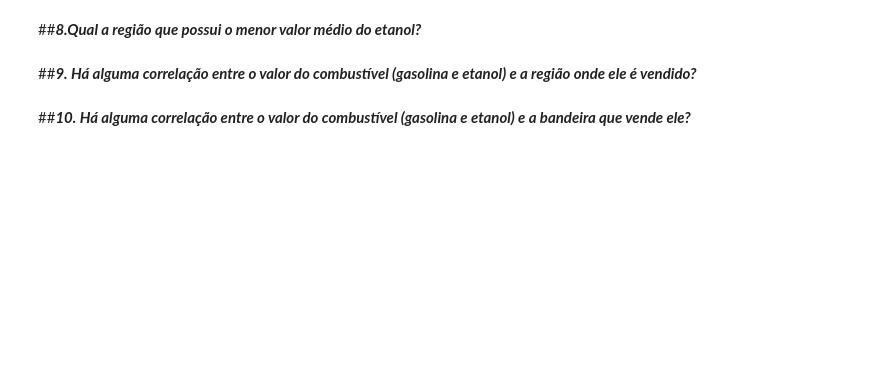
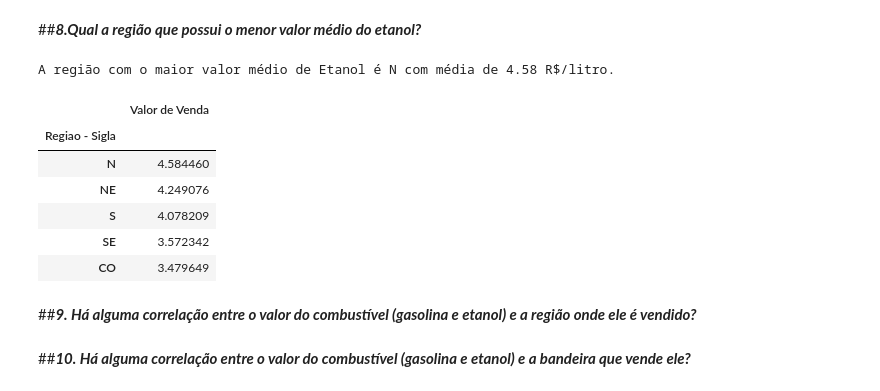
Before and after one commit to alsantosad/PROJECT-ROCKET, a Jupyter notebook: M4TRABALHO_EM_GRUPO.ipynb, the cells around one changed output. Drawn from its saved outputs; the diff is of its cells as text; code cells hidden in the pictures; blank space fills up the shorter version.

```diff
--- a/M4TRABALHO_EM_GRUPO.ipynb
+++ b/M4TRABALHO_EM_GRUPO.ipynb
@@ -527,5 +493,26 @@ Name: Regiao - Sigla, Length: 2528, dtype: object
 # %% [markdown]
 ##***8.Qual a região que possui o menor valor médio do etanol?***
+# %%
+media_etanol_por_regiao = etanol_df.groupby("Regiao - Sigla")['Valor de Venda'].mean()
+
+regiao_maior_media_etanol = media_etanol_por_regiao.idxmax()
+valor_maior_media_etanol = media_etanol_por_regiao.max()
+
+print(f'A região com o maior valor médio de Etanol é {regiao_maior_media_etanol} com média de {valor_maior_media_etanol:.2f} R$/litro.')
+
+regioes_ordenadas = media_etanol_por_regiao.sort_values(ascending=False)
+
+dfrmmg = pd.DataFrame(regioes_ordenadas)
+dfrmmg
+# %% [output]
+A região com o maior valor médio de Etanol é N com média de 4.58 R$/litro.
+|  | Valor de Venda |
+| Regiao - Sigla |  |
+| N | 4.584460 |
+| NE | 4.249076 |
+| S | 4.078209 |
+| SE | 3.572342 |
+| CO | 3.479649 |
 # %% [markdown]
 ##***9. Há alguma correlação entre o valor do combustível (gasolina e etanol) e a região onde ele é vendido?***
 # %% [markdown]
```
Also changed, not shown: parts of 6 cells of this notebook.
